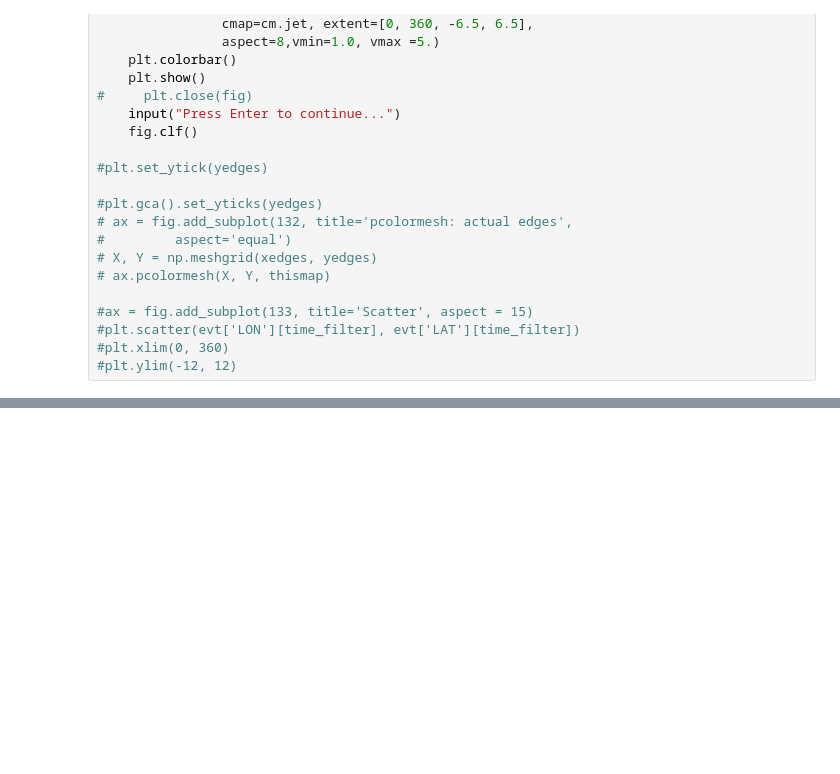
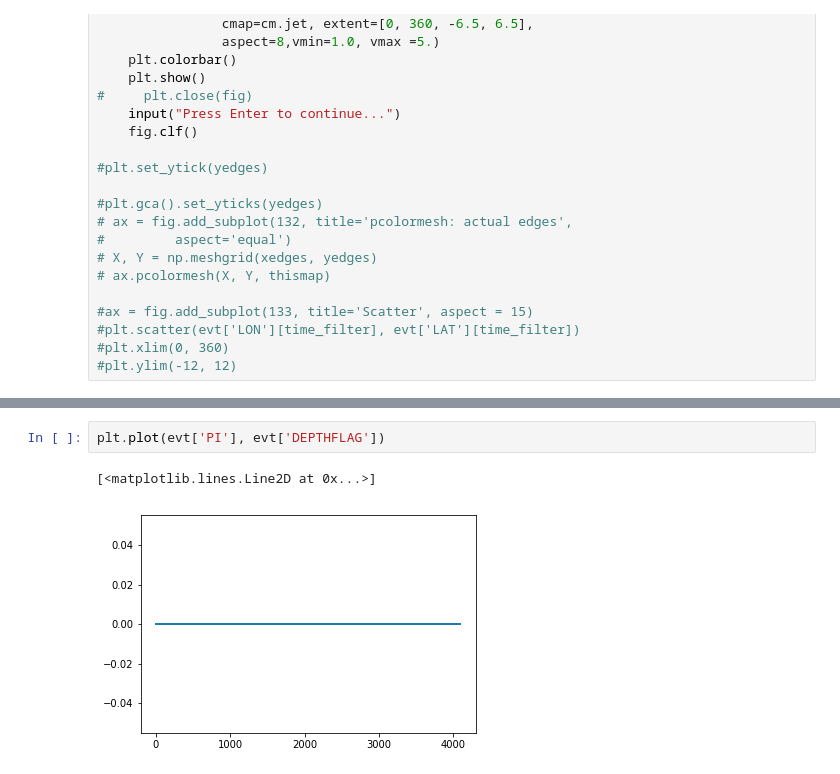
Before and after one commit to bwgref/nustar_background, a Jupyter notebook: notebooks/depth_plot.ipynb, the cells around one changed output, grey strips where cells are left out. Saved outputs shown, nothing was run; the diff lists cells and outputs as text; blank space fills up the shorter version.

```diff
--- a/notebooks/depth_plot.ipynb
+++ b/notebooks/depth_plot.ipynb
@@ -156,0 +162,5 @@ ColDefs(
+# %%
+plt.plot(evt['PI'], evt['DEPTHFLAG'])
+# %% [output]
+[<matplotlib.lines.Line2D at 0x...>]
+[figure, added]
```
Also changed, not shown: parts of 4 cells of this notebook, 4 other files.
